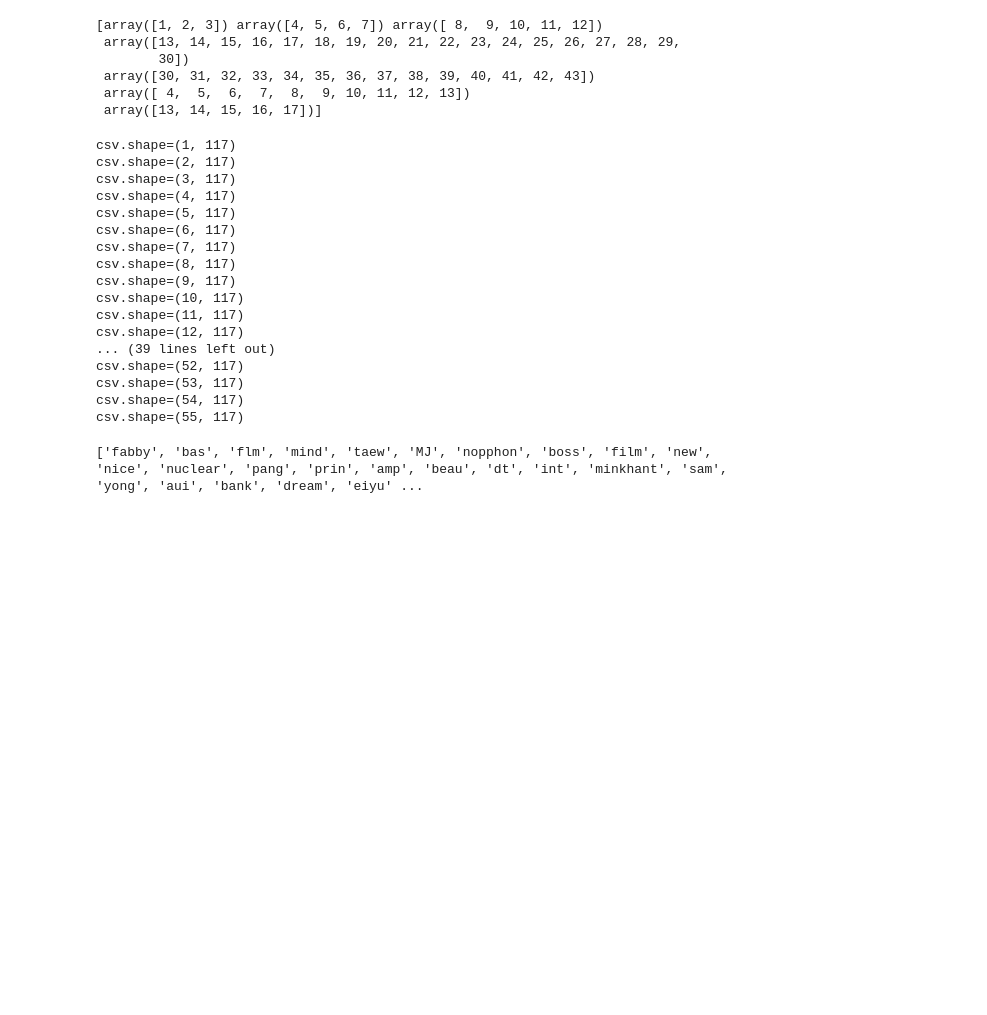
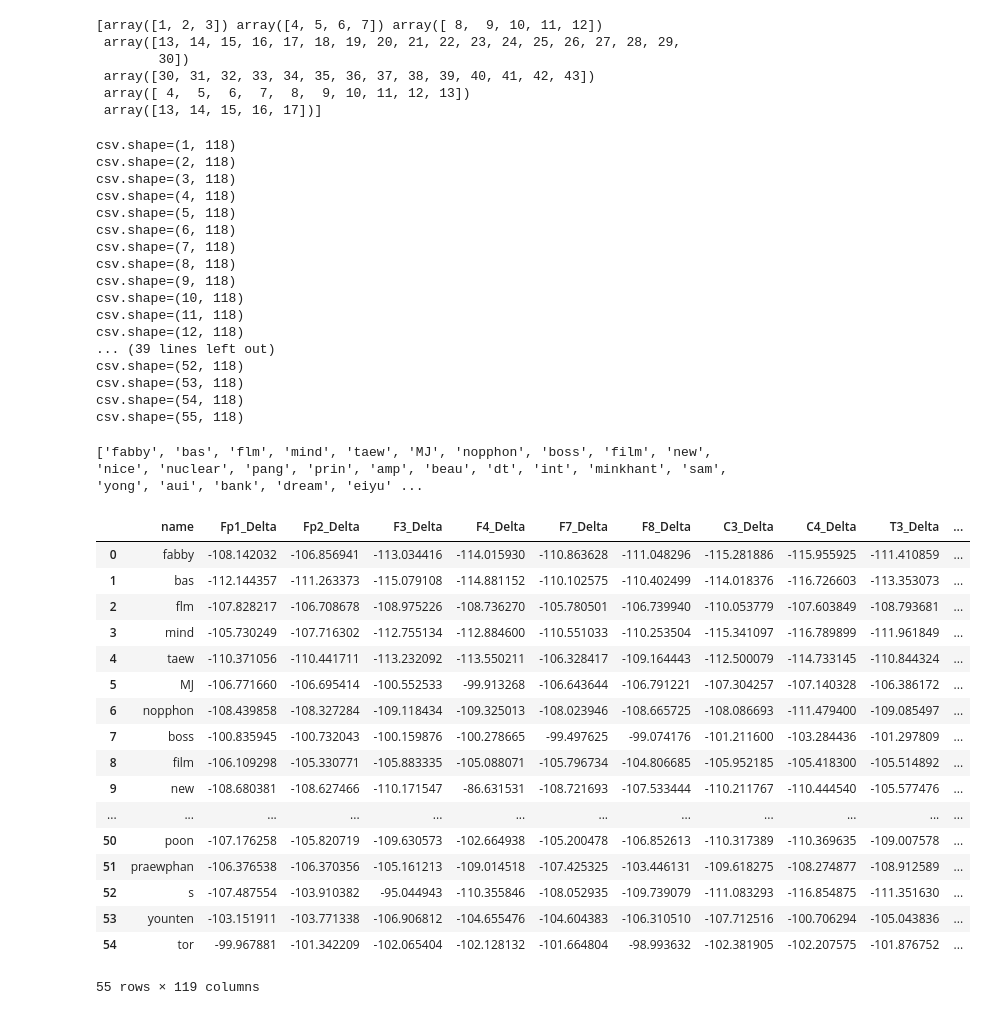
Before and after one commit to akraradets/EEG_ChronicStress, a Jupyter notebook: 2-ChronicStress/3-export-feature.ipynb, the cells around one changed output. Cells and saved outputs as stored; diff of their text form; code cells hidden in the pictures; blank space fills up the shorter version.

```diff
--- a/2-ChronicStress/3-export-feature.ipynb
+++ b/2-ChronicStress/3-export-feature.ipynb
@@ -190,7 +192,7 @@ for name,info in PSS.items():
     beta_temporal = ((b_t8 - b_t7) / (b_t8 + b_t7)).reshape(1,-1)
     feature = np.concatenate([feature, beta_temporal], axis=1)
 
-    row = np.concatenate([row, relative_gamma, alpha_frontal, alpha_asymmetry, beta_frontal, beta_temporal], axis=1)
+    row = np.concatenate([row, relative_gamma, alpha_frontal, alpha_temporal, alpha_asymmetry, beta_frontal, beta_temporal], axis=1)
     # print(slow/gamma)
     # print(feature.shape)
     # print(feature)
@@ -203,21 +205,21 @@ for name,info in PSS.items():
     # else: features = np.concatenate([features, feature], axis=0)
 # print(features.shape)
 # %% [output]
-csv.shape=(1, 117)
-csv.shape=(2, 117)
-csv.shape=(3, 117)
-csv.shape=(4, 117)
-csv.shape=(5, 117)
-csv.shape=(6, 117)
-csv.shape=(7, 117)
-csv.shape=(8, 117)
-csv.shape=(9, 117)
-csv.shape=(10, 117)
-csv.shape=(11, 117)
-csv.shape=(12, 117)
+csv.shape=(1, 118)
+csv.shape=(2, 118)
+csv.shape=(3, 118)
+csv.shape=(4, 118)
+csv.shape=(5, 118)
+csv.shape=(6, 118)
+csv.shape=(7, 118)
+csv.shape=(8, 118)
+csv.shape=(9, 118)
+csv.shape=(10, 118)
+csv.shape=(11, 118)
+csv.shape=(12, 118)
 ... (39 lines left out)
-csv.shape=(52, 117)
-csv.shape=(53, 117)
-csv.shape=(54, 117)
-csv.shape=(55, 117)
+csv.shape=(52, 118)
+csv.shape=(53, 118)
+csv.shape=(54, 118)
+csv.shape=(55, 118)
 # %%
@@ -235,3 +237,25 @@ np.savetxt("foo.csv", csv, delimiter=",")
 print(names)
 # %% [output]
 ['fabby', 'bas', 'flm', 'mind', 'taew', 'MJ', 'nopphon', 'boss', 'film', 'new', 'nice', 'nuclear', 'pang', 'prin', 'amp', 'beau', 'dt', 'int', 'minkhant', 'sam', 'yong', 'aui', 'bank', 'dream', 'eiyu' ...
+# %%
+a = pd.read_csv("feature_alpha_temporal.csv")
+a
+# %% [output]
+|  | name | Fp1_Delta | Fp2_Delta | F3_Delta | F4_Delta | F7_Delta | F8_Delta | C3_Delta | C4_Delta | T3_Delta | ... |
+| 0 | fabby | -108.142032 | -106.856941 | -113.034416 | -114.015930 | -110.863628 | -111.048296 | -115.281886 | -115.955925 | -111.410859 | ... |
+| 1 | bas | -112.144357 | -111.263373 | -115.079108 | -114.881152 | -110.102575 | -110.402499 | -114.018376 | -116.726603 | -113.353073 | ... |
+| 2 | flm | -107.828217 | -106.708678 | -108.975226 | -108.736270 | -105.780501 | -106.739940 | -110.053779 | -107.603849 | -108.793681 | ... |
+| 3 | mind | -105.730249 | -107.716302 | -112.755134 | -112.884600 | -110.551033 | -110.253504 | -115.341097 | -116.789899 | -111.961849 | ... |
+| 4 | taew | -110.371056 | -110.441711 | -113.232092 | -113.550211 | -106.328417 | -109.164443 | -112.500079 | -114.733145 | -110.844324 | ... |
+| 5 | MJ | -106.771660 | -106.695414 | -100.552533 | -99.913268 | -106.643644 | -106.791221 | -107.304257 | -107.140328 | -106.386172 | ... |
+| 6 | nopphon | -108.439858 | -108.327284 | -109.118434 | -109.325013 | -108.023946 | -108.665725 | -108.086693 | -111.479400 | -109.085497 | ... |
+| 7 | boss | -100.835945 | -100.732043 | -100.159876 | -100.278665 | -99.497625 | -99.074176 | -101.211600 | -103.284436 | -101.297809 | ... |
+| 8 | film | -106.109298 | -105.330771 | -105.883335 | -105.088071 | -105.796734 | -104.806685 | -105.952185 | -105.418300 | -105.514892 | ... |
+| 9 | new | -108.680381 | -108.627466 | -110.171547 | -86.631531 | -108.721693 | -107.533444 | -110.211767 | -110.444540 | -105.577476 | ... |
+| ... | ... | ... | ... | ... | ... | ... | ... | ... | ... | ... | ... |
+| 50 | poon | -107.176258 | -105.820719 | -109.630573 | -102.664938 | -105.200478 | -106.852613 | -110.317389 | -110.369635 | -109.007578 | ... |
+| 51 | praewphan | -106.376538 | -106.370356 | -105.161213 | -109.014518 | -107.425325 | -103.446131 | -109.618275 | -108.274877 | -108.912589 | ... |
+| 52 | s | -107.487554 | -103.910382 | -95.044943 | -110.355846 | -108.052935 | -109.739079 | -111.083293 | -116.854875 | -111.351630 | ... |
+| 53 | younten | -103.151911 | -103.771338 | -106.906812 | -104.655476 | -104.604383 | -106.310510 | -107.712516 | -100.706294 | -105.043836 | ... |
+| 54 | tor | -99.967881 | -101.342209 | -102.065404 | -102.128132 | -101.664804 | -98.993632 | -102.381905 | -102.207575 | -101.876752 | ... |
+55 rows × 119 columns
```
Also changed, not shown: parts of 4 cells of this notebook, 3 other files.
